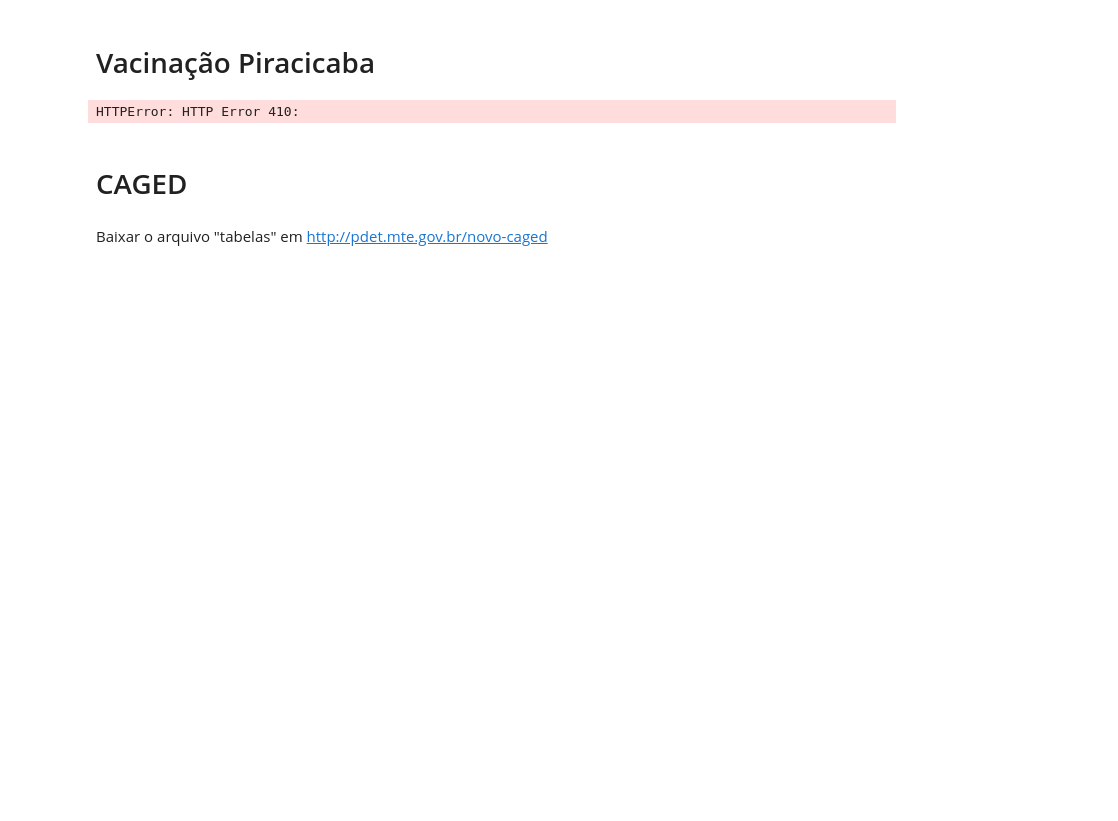
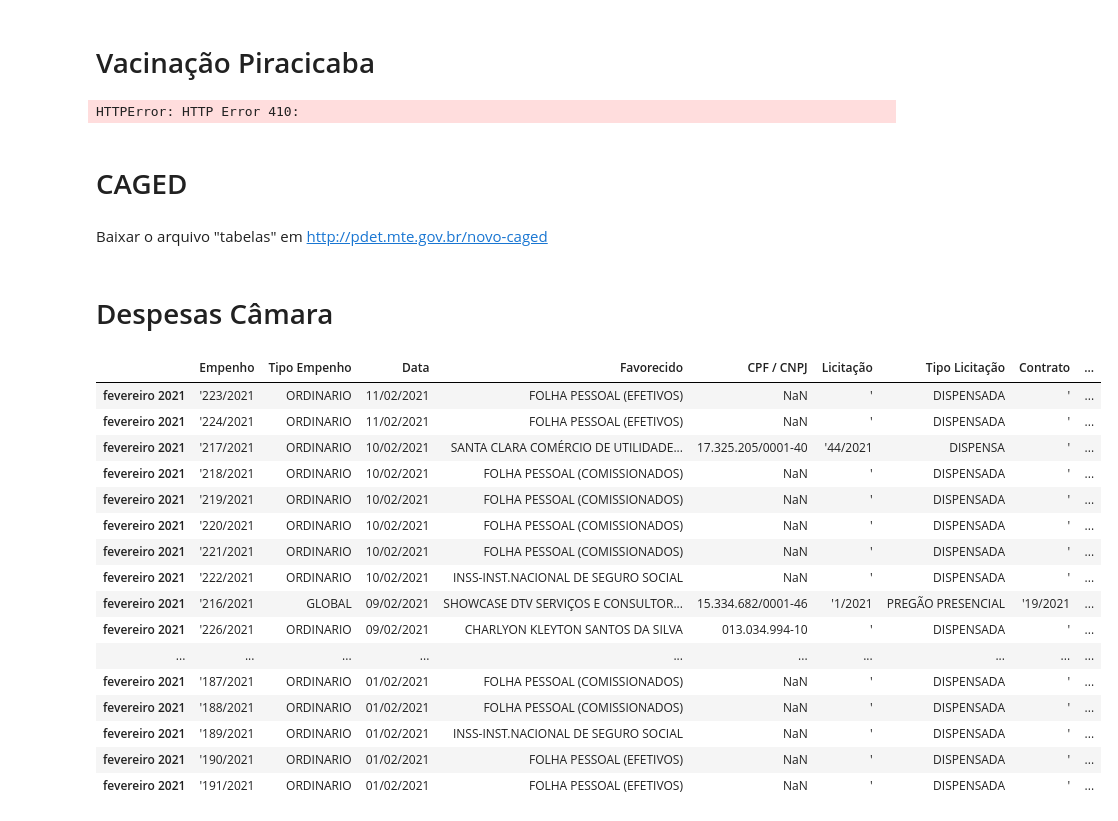
Before and after one commit to yanprada/platform-curiocidades, a Jupyter notebook: notebook/Cria as Tabelas.ipynb, the cells around one changed output. Drawn from its saved outputs; the diff is of its cells as text; code cells hidden in the pictures; blank space fills up the shorter version.

```diff
--- a/notebook/Cria as Tabelas.ipynb
+++ b/notebook/Cria as Tabelas.ipynb
@@ -28,6 +28,7 @@ cidade='piracicaba'
 path_ipca_midlle = Path(parent, "bases_brutas/ipca/ipca2.csv")
 
 path_download2 = Path(parent, "bases_brutas/ipca/ipca.csv")
+path_download2_1 = Path(parent, "bases_brutas/ipca/ipca_full.csv")
 
 path_download3 = Path(parent,"bases_brutas/{}/prefeitura/receitas/receita_bimestres_int.csv".format(cidade))
 
@@ -55,6 +56,21 @@ path_download13 = Path(parent,"bases_brutas/{}/eleicao/vereadores/votacao.csv".f
 path_download14 = Path(parent,"bases_brutas/{}/eleicao/vereadores/sessoes_pira.csv".format(cidade))
 
 path_download15 = Path(parent,"bases/{}/covid.csv".format(cidade))
+
+path_download16 = Path(parent,"bases_brutas/{}/camara/despesas_cam.xlsx".format(cidade))
+path_download16_1 = Path(parent,"bases_brutas/{}/camara/despesas_cam1.xlsx".format(cidade))
+path_download16_2 = Path(parent,"bases_brutas/{}/camara/despesas_cam2.xlsx".format(cidade))
+path_download16_3 = Path(parent,"bases_brutas/{}/camara/despesas_cam3.xlsx".format(cidade))
+path_download16_4 = Path(parent,"bases_brutas/{}/camara/despesas_cam4.xlsx".format(cidade))
+path_download16_5 = Path(parent,"bases_brutas/{}/camara/despesas_cam5.xlsx".format(cidade))
+path_download16_6 = Path(parent,"bases_brutas/{}/camara/despesas_cam6.xlsx".format(cidade))
+path_download16_7 = Path(parent,"bases_brutas/{}/camara/despesas_cam7.xlsx".format(cidade))
+path_download16_8 = Path(parent,"bases_brutas/{}/camara/despesas_cam8.xlsx".format(cidade))
+path_download16_9 = Path(parent,"bases_brutas/{}/camara/despesas_cam9.xlsx".format(cidade))
+path_download16_10 = Path(parent,"bases_brutas/{}/camara/despesas_cam10.xlsx".format(cidade))
+
+path_download17 = Path(parent,"bases/{}/despesas_cam.xlsx".format(cidade))
+path_download18 = Path(parent,"bases/{}/top100_cam.xlsx".format(cidade))
 # %% [markdown]
 ## Funções
 # %%
@@ -1569,3 +1665,51 @@ HTTPError: HTTP Error 410:
 # CAGED
 # %% [markdown]
 Baixar o arquivo "tabelas" em http://pdet.mte.gov.br/novo-caged
+# %% [markdown]
+# Despesas Câmara
+# %%
+ipca_full=pd.read_csv(path_download2_1,index_col='0')
+desp = pd.read_excel(path_download16)
+desp1 = pd.read_excel(path_download16_1)
+desp2 = pd.read_excel(path_download16_2)
+desp3 = pd.read_excel(path_download16_3)
+desp4 = pd.read_excel(path_download16_4)
+desp5 = pd.read_excel(path_download16_5)
+desp6 = pd.read_excel(path_download16_6)
+desp7 = pd.read_excel(path_download16_7)
+desp8 = pd.read_excel(path_download16_8)
+desp9 = pd.read_excel(path_download16_9)
+desp10 = pd.read_excel(path_download16_10)
+desp = pd.concat([desp,desp1,desp2,desp3,desp4,desp5,desp6,desp7,desp8,desp9,desp10],ignore_index=True)
+desp['Ano'] = desp.Data.apply(lambda x: x.split('/')[2])
+desp['Ano'] = desp['Ano'].apply(str)
+desp['Mês'] = desp.Data.apply(lambda x: int(x.split('/')[1]))
+desp['Mês'] = desp['Mês'].apply(descobre_mes)
+desp['ipca ref'] = desp['Mês']+ ' '+desp['Ano']
+desp.drop('Mês',axis=1,inplace=True)
+desp.set_index('ipca ref',inplace=True)
+desp = desp.join(ipca_full)
+desp_temp=desp
+result=aplica_inflacao_cam(desp_temp)
+result.to_excel(path_download17,index=True)
+# %%
+desp_21=desp[desp['Ano']=='2021']
+desp_21.head(50)
+# %% [output]
+|  | Empenho | Tipo Empenho | Data | Favorecido | CPF / CNPJ | Licitação | Tipo Licitação | Contrato | ... |
+| fevereiro 2021 | '223/2021 | ORDINARIO | 11/02/2021 | FOLHA PESSOAL (EFETIVOS) | NaN | ' | DISPENSADA | ' | ... |
+| fevereiro 2021 | '224/2021 | ORDINARIO | 11/02/2021 | FOLHA PESSOAL (EFETIVOS) | NaN | ' | DISPENSADA | ' | ... |
+| fevereiro 2021 | '217/2021 | ORDINARIO | 10/02/2021 | SANTA CLARA COMÉRCIO DE UTILIDADE... | 17.325.205/0001-40 | '44/2021 | DISPENSA | ' | ... |
+| fevereiro 2021 | '218/2021 | ORDINARIO | 10/02/2021 | FOLHA PESSOAL (COMISSIONADOS) | NaN | ' | DISPENSADA | ' | ... |
+| fevereiro 2021 | '219/2021 | ORDINARIO | 10/02/2021 | FOLHA PESSOAL (COMISSIONADOS) | NaN | ' | DISPENSADA | ' | ... |
+| fevereiro 2021 | '220/2021 | ORDINARIO | 10/02/2021 | FOLHA PESSOAL (COMISSIONADOS) | NaN | ' | DISPENSADA | ' | ... |
+| fevereiro 2021 | '221/2021 | ORDINARIO | 10/02/2021 | FOLHA PESSOAL (COMISSIONADOS) | NaN | ' | DISPENSADA | ' | ... |
+| fevereiro 2021 | '222/2021 | ORDINARIO | 10/02/2021 | INSS-INST.NACIONAL DE SEGURO SOCIAL | NaN | ' | DISPENSADA | ' | ... |
+| fevereiro 2021 | '216/2021 | GLOBAL | 09/02/2021 | SHOWCASE DTV SERVIÇOS E CONSULTOR... | 15.334.682/0001-46 | '1/2021 | PREGÃO PRESENCIAL | '19/2021 | ... |
+| fevereiro 2021 | '226/2021 | ORDINARIO | 09/02/2021 | CHARLYON KLEYTON SANTOS DA SILVA | 013.034.994-10 | ' | DISPENSADA | ' | ... |
+| ... | ... | ... | ... | ... | ... | ... | ... | ... | ... |
+| fevereiro 2021 | '187/2021 | ORDINARIO | 01/02/2021 | FOLHA PESSOAL (COMISSIONADOS) | NaN | ' | DISPENSADA | ' | ... |
+| fevereiro 2021 | '188/2021 | ORDINARIO | 01/02/2021 | FOLHA PESSOAL (COMISSIONADOS) | NaN | ' | DISPENSADA | ' | ... |
+| fevereiro 2021 | '189/2021 | ORDINARIO | 01/02/2021 | INSS-INST.NACIONAL DE SEGURO SOCIAL | NaN | ' | DISPENSADA | ' | ... |
+| fevereiro 2021 | '190/2021 | ORDINARIO | 01/02/2021 | FOLHA PESSOAL (EFETIVOS) | NaN | ' | DISPENSADA | ' | ... |
+| fevereiro 2021 | '191/2021 | ORDINARIO | 01/02/2021 | FOLHA PESSOAL (EFETIVOS) | NaN | ' | DISPENSADA | ' | ... |
```
Also changed, not shown: parts of 24 cells of this notebook, 23 other files.
